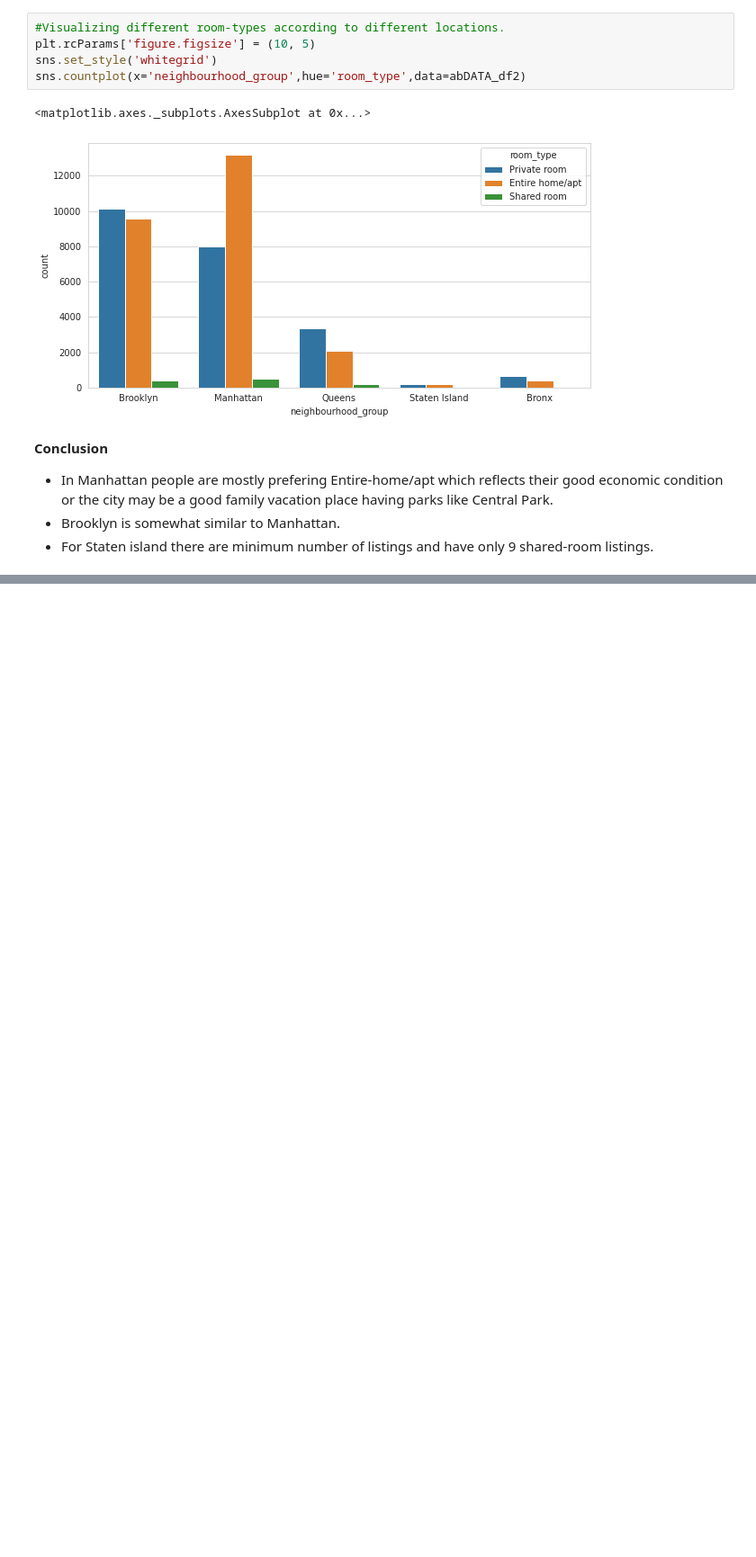
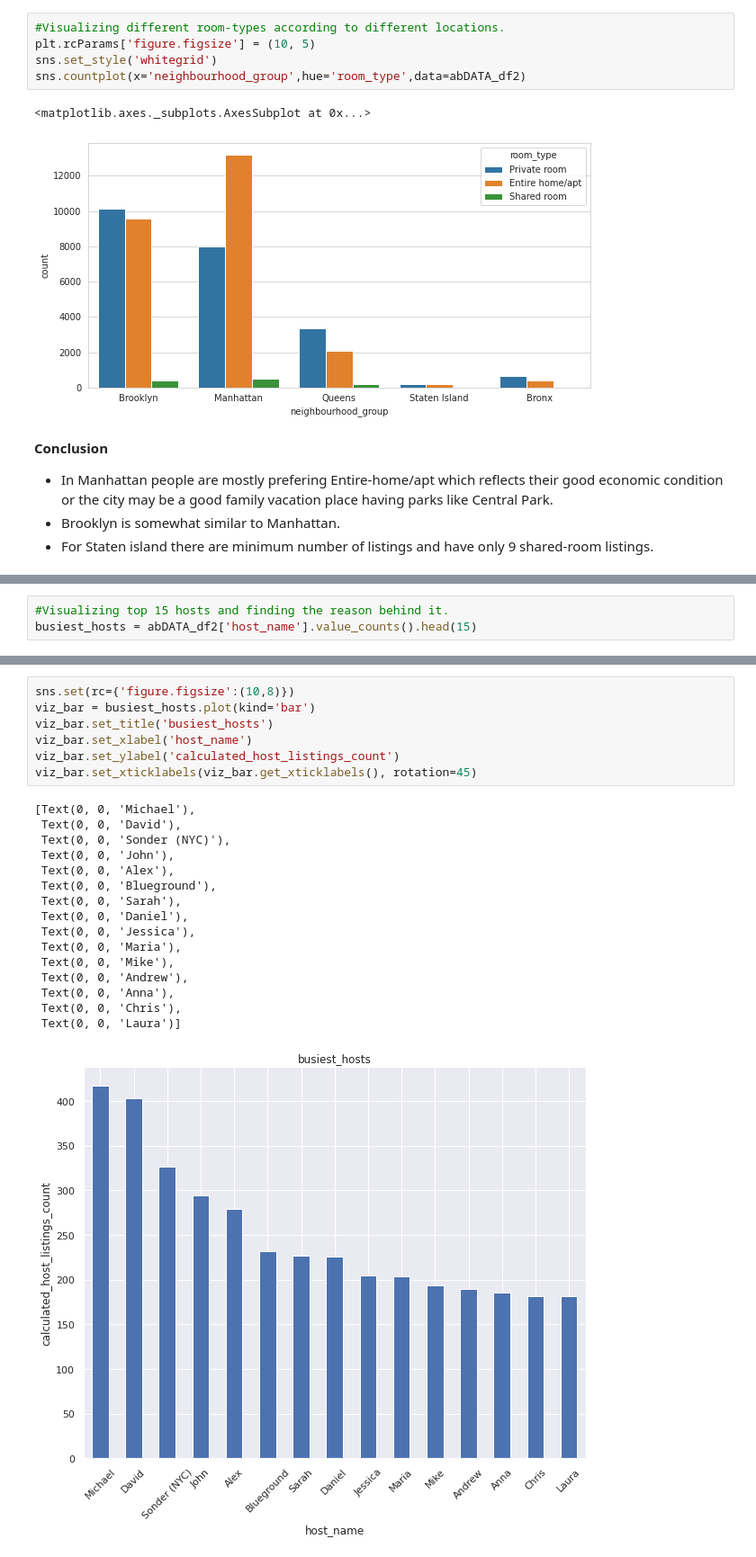
Before and after one commit to DrKamaleshR/EDA-Airbnb, a Jupyter notebook: Airbnb_Bookings_Analysis_Capstone_Project.ipynb, the cells around one changed output, grey strips where cells are left out. Shown at 90% size. Saved outputs shown, nothing was run; the diff lists cells and outputs as text; blank space fills up the shorter version.

```diff
--- a/Airbnb_Bookings_Analysis_Capstone_Project.ipynb
+++ b/Airbnb_Bookings_Analysis_Capstone_Project.ipynb
@@ -371,0 +410,3 @@ sns.countplot(x='neighbourhood_group',hue='room_type',data=abDATA_df2)
+# %%
+#Visualizing top 15 hosts and finding the reason behind it.
+busiest_hosts = abDATA_df2['host_name'].value_counts().head(15)
@@ -371,0 +432,24 @@ sns.countplot(x='neighbourhood_group',hue='room_type',data=abDATA_df2)
+# %%
+sns.set(rc={'figure.figsize':(10,8)})
+viz_bar = busiest_hosts.plot(kind='bar')
+viz_bar.set_title('busiest_hosts')
+viz_bar.set_xlabel('host_name')
+viz_bar.set_ylabel('calculated_host_listings_count')
+viz_bar.set_xticklabels(viz_bar.get_xticklabels(), rotation=45)
+# %% [output]
+[Text(0, 0, 'Michael'),
+ Text(0, 0, 'David'),
+ Text(0, 0, 'Sonder (NYC)'),
+ Text(0, 0, 'John'),
+ Text(0, 0, 'Alex'),
+ Text(0, 0, 'Blueground'),
+ Text(0, 0, 'Sarah'),
+ Text(0, 0, 'Daniel'),
+ Text(0, 0, 'Jessica'),
+ Text(0, 0, 'Maria'),
+ Text(0, 0, 'Mike'),
+ Text(0, 0, 'Andrew'),
+ Text(0, 0, 'Anna'),
+ Text(0, 0, 'Chris'),
+ Text(0, 0, 'Laura')]
+[figure, added]
```
Also changed, not shown: parts of 10 cells of this notebook.
